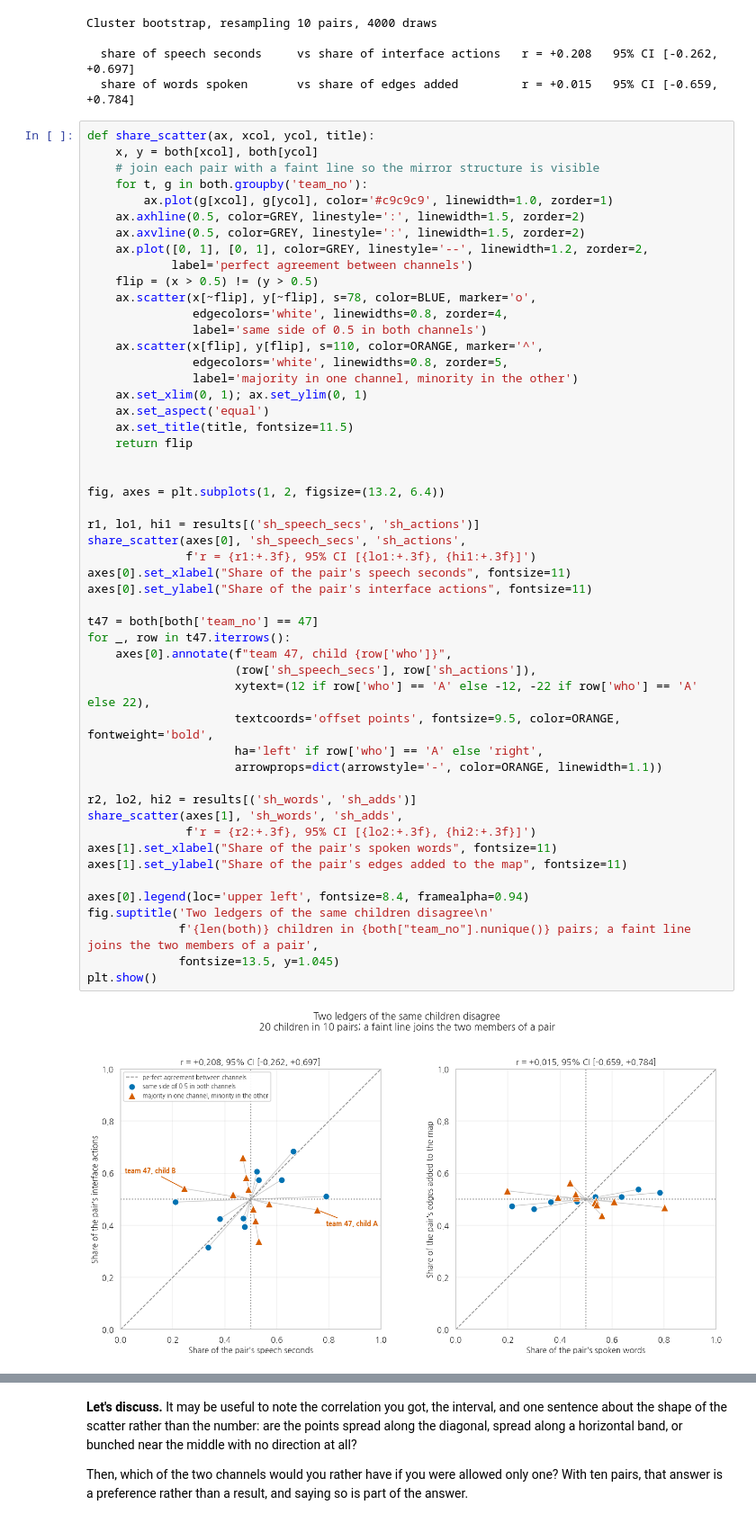
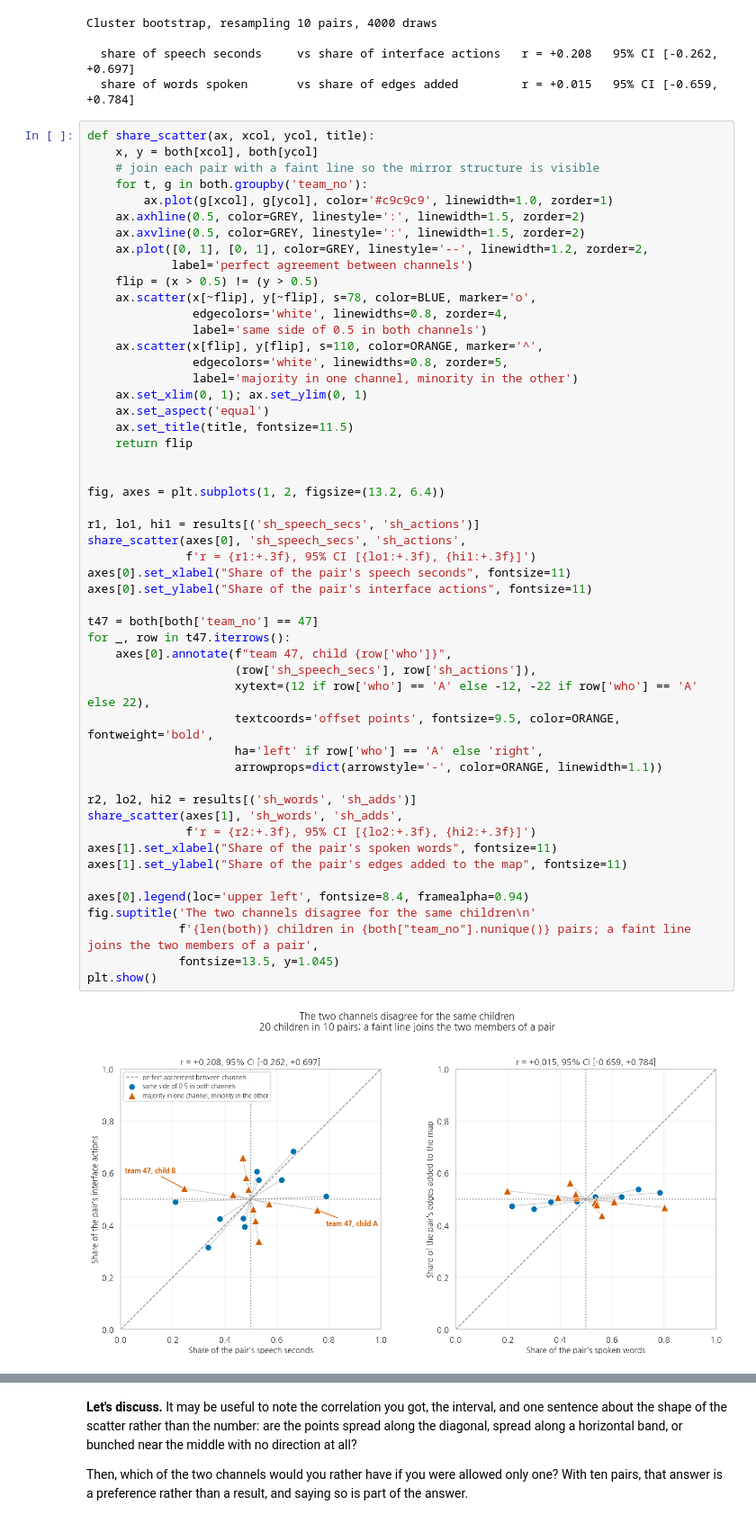
Before and after one commit to HakeoungLee/edis8100-teaching-learning-analytics, a Jupyter notebook: week06-miniproject3-multimodal/week06_miniproject3_multimodal_participation.ipynb, the cells around one changed output, grey strips where cells are left out. Shown at 90% size. Cells and saved outputs as stored; diff of their text form.

```diff
--- a/week06-miniproject3-multimodal/week06_miniproject3_multimodal_participation.ipynb
+++ b/week06-miniproject3-multimodal/week06_miniproject3_multimodal_participation.ipynb
@@ -524,35 +538,35 @@ def share_scatter(ax, xcol, ycol, title):
 
 
 fig, axes = plt.subplots(1, 2, figsize=(13.2, 6.4))
 
 r1, lo1, hi1 = results[('sh_speech_secs', 'sh_actions')]
 share_scatter(axes[0], 'sh_speech_secs', 'sh_actions',
               f'r = {r1:+.3f}, 95% CI [{lo1:+.3f}, {hi1:+.3f}]')
 axes[0].set_xlabel("Share of the pair's speech seconds", fontsize=11)
 axes[0].set_ylabel("Share of the pair's interface actions", fontsize=11)
 
 t47 = both[both['team_no'] == 47]
 for _, row in t47.iterrows():
     axes[0].annotate(f"team 47, child {row['who']}",
                      (row['sh_speech_secs'], row['sh_actions']),
                      xytext=(12 if row['who'] == 'A' else -12, -22 if row['who'] == 'A' else 22),
                      textcoords='offset points', fontsize=9.5, color=ORANGE, fontweight='bold',
                      ha='left' if row['who'] == 'A' else 'right',
                      arrowprops=dict(arrowstyle='-', color=ORANGE, linewidth=1.1))
 
 r2, lo2, hi2 = results[('sh_words', 'sh_adds')]
 share_scatter(axes[1], 'sh_words', 'sh_adds',
               f'r = {r2:+.3f}, 95% CI [{lo2:+.3f}, {hi2:+.3f}]')
 axes[1].set_xlabel("Share of the pair's spoken words", fontsize=11)
 axes[1].set_ylabel("Share of the pair's edges added to the map", fontsize=11)
 
 axes[0].legend(loc='upper left', fontsize=8.4, framealpha=0.94)
-fig.suptitle('Two ledgers of the same children disagree\n'
+fig.suptitle('The two channels disagree for the same children\n'
              f'{len(both)} children in {both["team_no"].nunique()} pairs; a faint line joins the two members of a pair',
              fontsize=13.5, y=1.045)
 plt.show()
 # %% [output]
-[figure, old version]
+[figure, new version]
 # %% [markdown]
 **Let's look at the output.**
 
```
Also changed, not shown: parts of 52 cells of this notebook, 1 other file.
